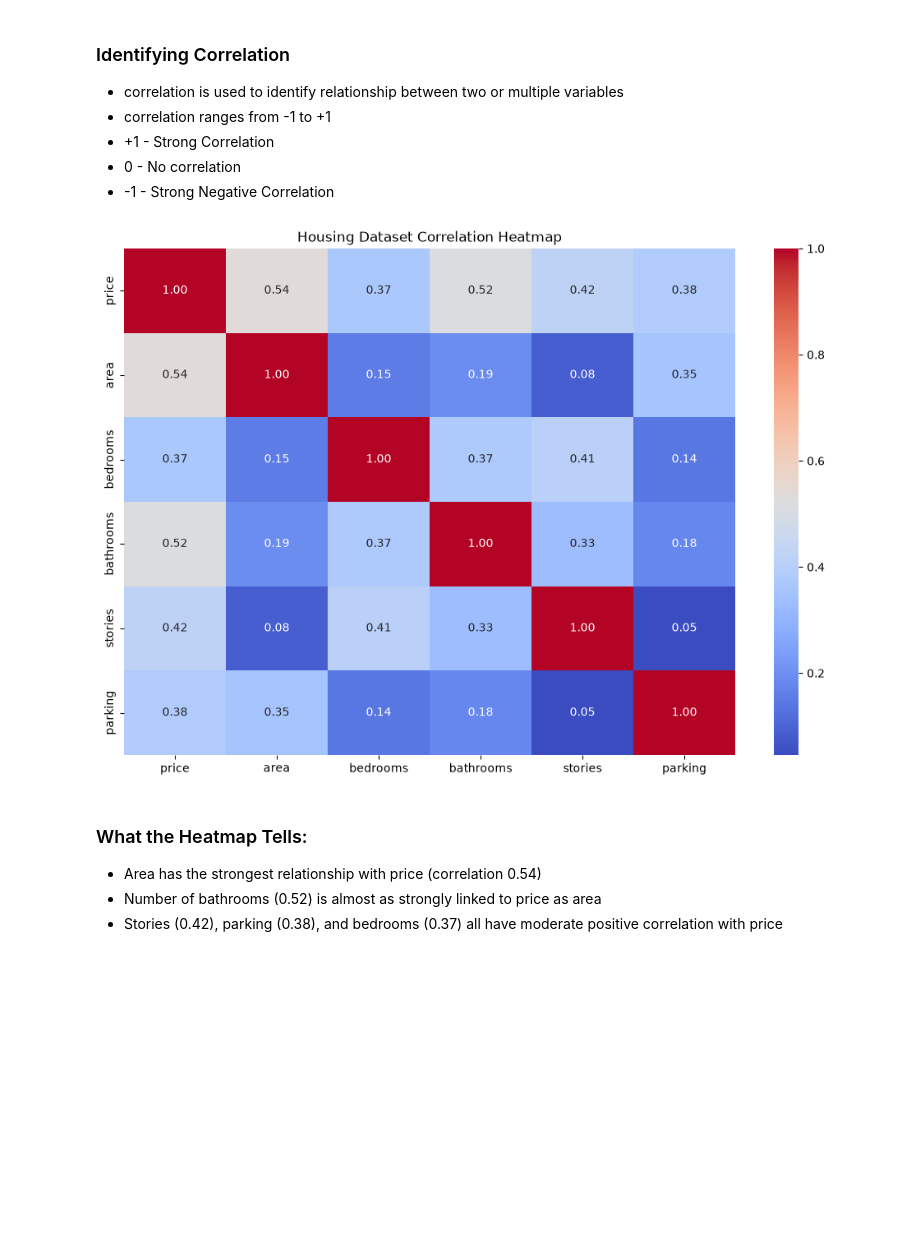
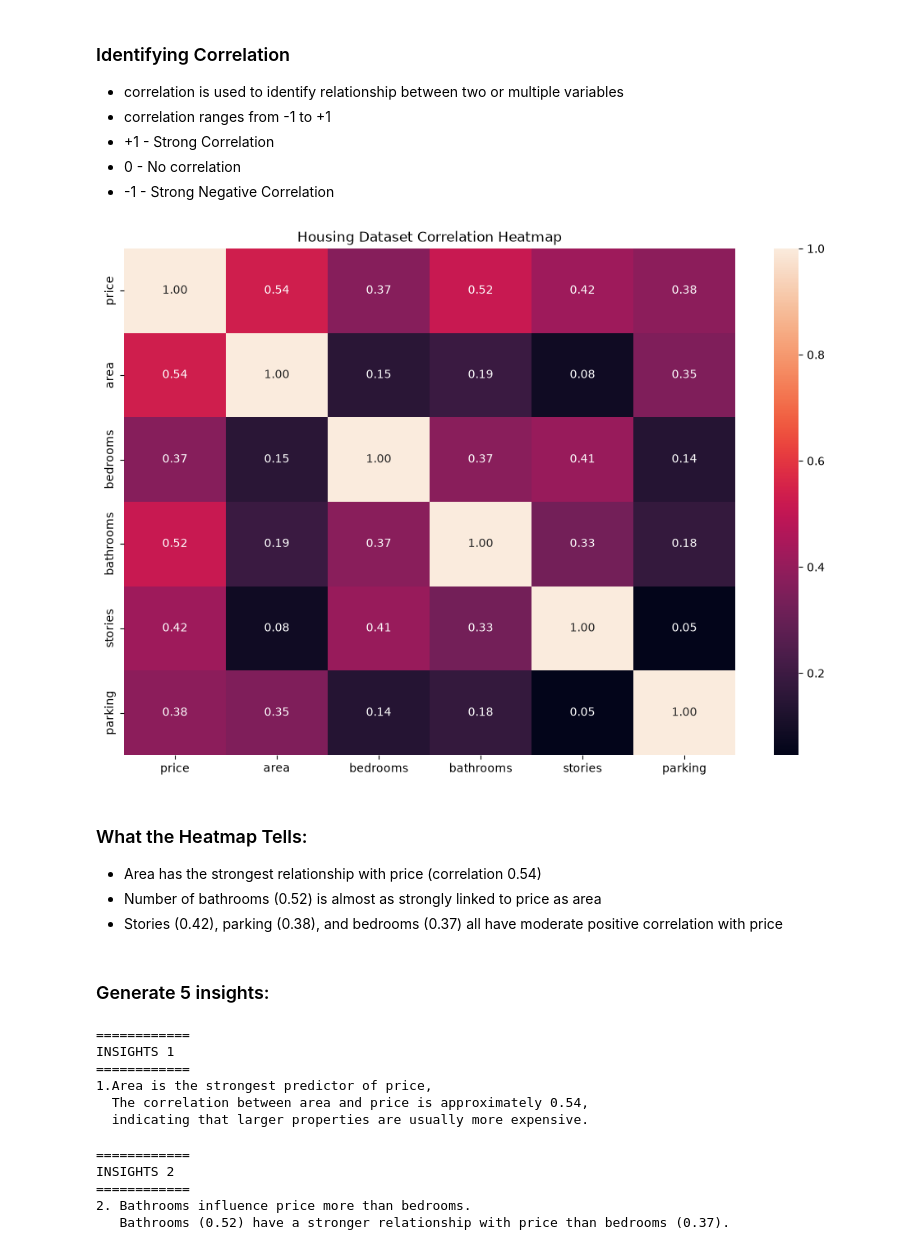
Before and after one commit to dinakaranthiru/AI-Engineer-12-Weeks, a Jupyter notebook: Week3_Task/EDA_Task_3.ipynb, the cells around one changed output. Drawn from its saved outputs; the diff is of its cells as text; code cells hidden in the pictures; blank space fills up the shorter version.

Commit message:
Genereated insights for the Housing dataset

```diff
--- a/Week3_Task/EDA_Task_3.ipynb
+++ b/Week3_Task/EDA_Task_3.ipynb
@@ -100,18 +100,44 @@ Duplicate Row: 0
 # %%
 correlation = df.select_dtypes(include='number').corr()
 plt.figure(figsize=(12,8))
 sns.heatmap(
     correlation,
     annot=True,    #it will show the value inside the correlation map
-    cmap='coolwarm',
+    # cmap='coolwarm',
+
     fmt='.2f'   #used for formatting values
 )
 plt.title('Housing Dataset Correlation Heatmap')
 plt.show()
 # %% [output]
-[figure, old version]
+[figure, new version]
 # %% [markdown]
 ### What the Heatmap Tells:
 * Area has the strongest relationship with price (correlation 0.54)
 * Number of bathrooms (0.52) is almost as strongly linked to price as area
 * Stories (0.42), parking (0.38), and bedrooms (0.37) all have moderate positive correlation with price
+# %% [markdown]
+### Generate 5 insights:
+# %%
+print("=" * 12)
+print("INSIGHTS 1")
+print("=" * 12)
+print("1.Area is the strongest predictor of price,\n  The correlation between area and price is approximately 0.54,\n  indicating that larger properties are usually more expensive.")
+# %% [output]
+============
+INSIGHTS 1
+============
+1.Area is the strongest predictor of price,
+  The correlation between area and price is approximately 0.54,
+  indicating that larger properties are usually more expensive.
+# %%
+print("=" * 12)
+print("INSIGHTS 2")
+print("=" * 12)
+print("2. Bathrooms influence price more than bedrooms.\n   Bathrooms (0.52) have a stronger relationship with price than bedrooms (0.37).")
+# %% [output]
+============
+INSIGHTS 2
+============
+2. Bathrooms influence price more than bedrooms.
+   Bathrooms (0.52) have a stronger relationship with price than bedrooms (0.37).
```
Also changed, not shown: parts of 3 cells of this notebook.
